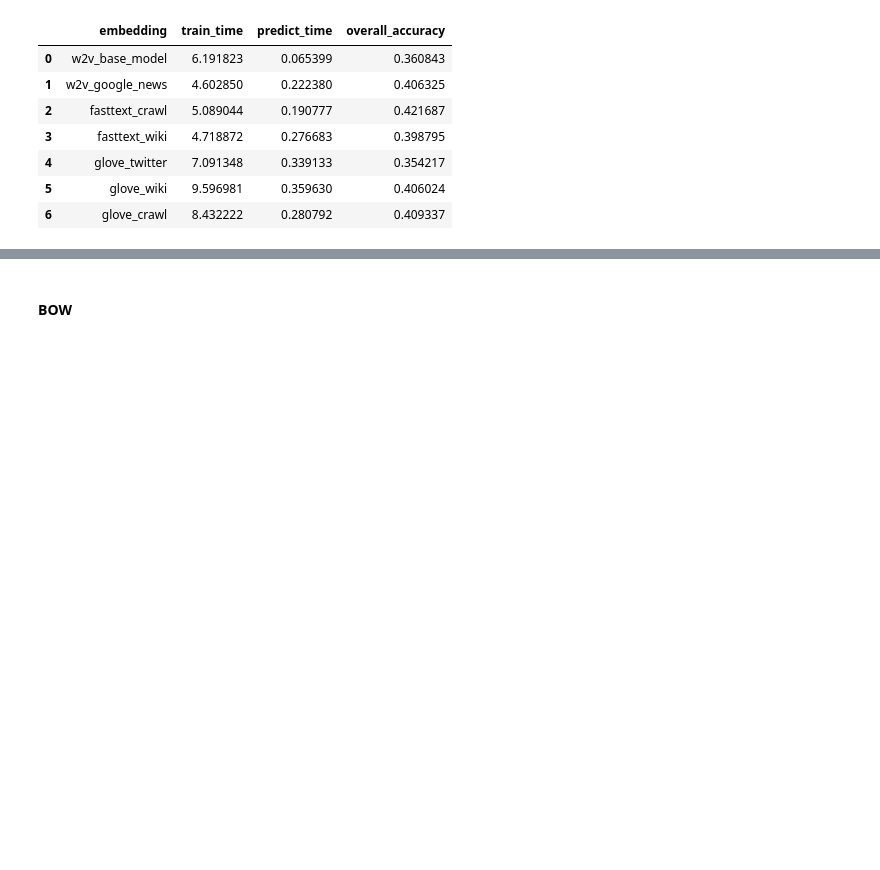
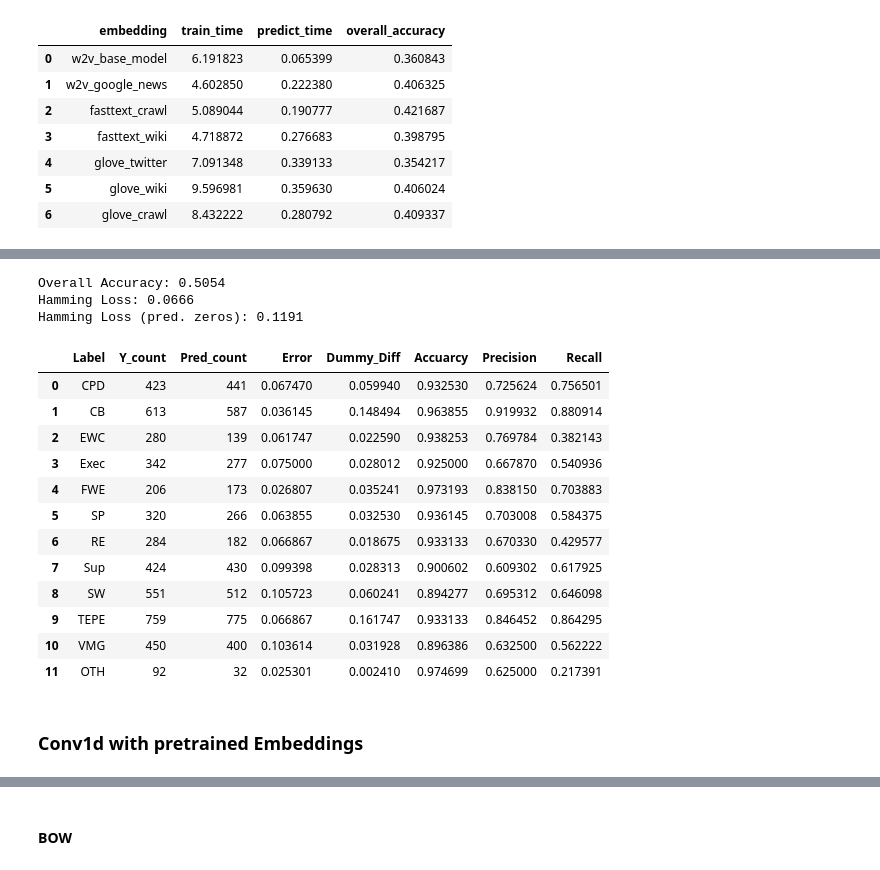
Before and after one commit to Jamienie/mds_capstone_bcstats, a Jupyter notebook: notebooks/02_aq_classification_experiments.ipynb, the cells around one changed output, grey strips where cells are left out. Cells and saved outputs as stored; diff of their text form; code cells hidden in the pictures; blank space fills up the shorter version.

```diff
--- a/notebooks/02_aq_classification_experiments.ipynb
+++ b/notebooks/02_aq_classification_experiments.ipynb
@@ -519,0 +609,21 @@ for embedding in embeddings.keys():
+# %%
+theme_results(Y_valid, np.round(Y_pred_conv1d['base']))
+# %% [output]
+Overall Accuracy: 0.5054
+Hamming Loss: 0.0666
+Hamming Loss (pred. zeros): 0.1191
+|  | Label | Y_count | Pred_count | Error | Dummy_Diff | Accuarcy | Precision | Recall |
+| 0 | CPD | 423 | 441 | 0.067470 | 0.059940 | 0.932530 | 0.725624 | 0.756501 |
+| 1 | CB | 613 | 587 | 0.036145 | 0.148494 | 0.963855 | 0.919932 | 0.880914 |
+| 2 | EWC | 280 | 139 | 0.061747 | 0.022590 | 0.938253 | 0.769784 | 0.382143 |
+| 3 | Exec | 342 | 277 | 0.075000 | 0.028012 | 0.925000 | 0.667870 | 0.540936 |
+| 4 | FWE | 206 | 173 | 0.026807 | 0.035241 | 0.973193 | 0.838150 | 0.703883 |
+| 5 | SP | 320 | 266 | 0.063855 | 0.032530 | 0.936145 | 0.703008 | 0.584375 |
+| 6 | RE | 284 | 182 | 0.066867 | 0.018675 | 0.933133 | 0.670330 | 0.429577 |
+| 7 | Sup | 424 | 430 | 0.099398 | 0.028313 | 0.900602 | 0.609302 | 0.617925 |
+| 8 | SW | 551 | 512 | 0.105723 | 0.060241 | 0.894277 | 0.695312 | 0.646098 |
+| 9 | TEPE | 759 | 775 | 0.066867 | 0.161747 | 0.933133 | 0.846452 | 0.864295 |
+| 10 | VMG | 450 | 400 | 0.103614 | 0.031928 | 0.896386 | 0.632500 | 0.562222 |
+| 11 | OTH | 92 | 32 | 0.025301 | 0.002410 | 0.974699 | 0.625000 | 0.217391 |
+# %% [markdown]
+### Conv1d with pretrained Embeddings
```
Also changed, not shown: parts of 40 cells of this notebook, 2 other files.
